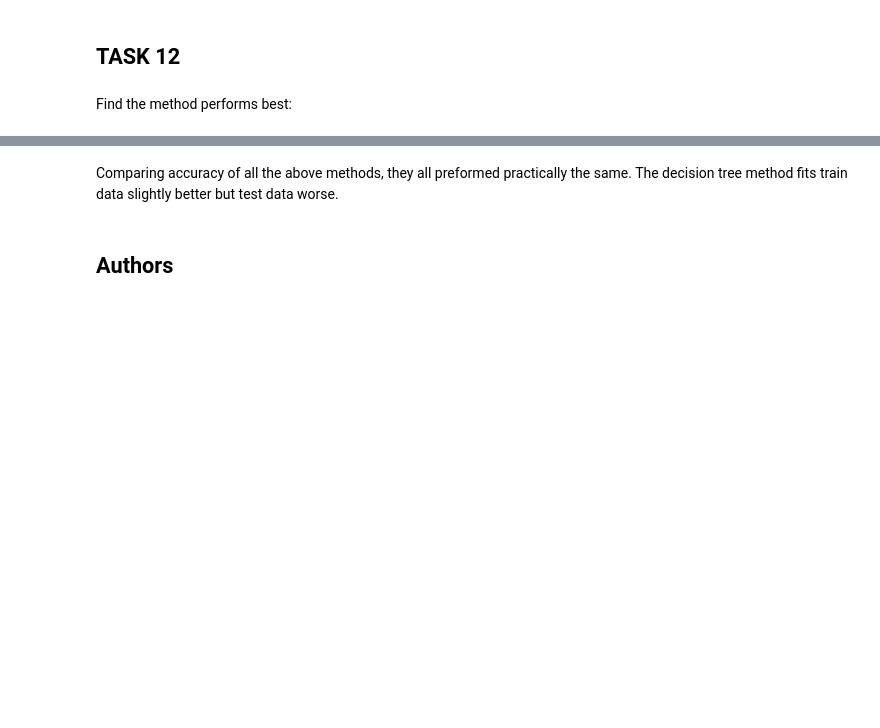
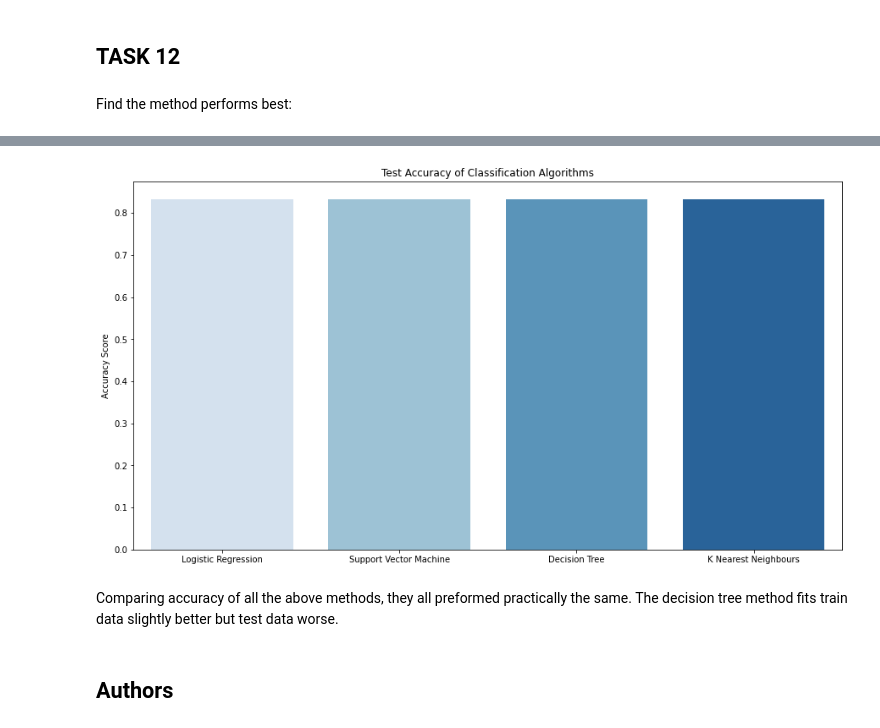
Before and after one commit to abinashpun/IBM-Data-Sci-Prof-Cert-Courses, a Jupyter notebook: capstone/SpaceX_Machine Learning Prediction_Part_5.ipynb, the cells around one changed output, grey strips where cells are left out. Saved outputs shown, nothing was run; the diff lists cells and outputs as text; code cells hidden in the pictures; blank space fills up the shorter version.

```diff
--- a/capstone/SpaceX_Machine Learning Prediction_Part_5.ipynb
+++ b/capstone/SpaceX_Machine Learning Prediction_Part_5.ipynb
@@ -242,6 +245,7 @@ accuracy : 0.8482142857142856
 Calculate the accuracy on the test data using the method <code>score</code>:
 # %%
 print("test set accuracy :",svm_cv.score(X_test, Y_test))
+svm_accuracy = svm_cv.score(X_test, Y_test)
 # %% [output]
 test set accuracy : 0.8333333333333334
 # %% [markdown]
@@ -289,6 +293,7 @@ Calculate the accuracy of tree_cv on the test data using the method <code>score<
 # %%
 #print("test set accuracy :",tree_cv.score(X_test, Y_test))
 print("test set accuracy :", tree_cv.score(X_test, Y_test))
+tree_accuracy =  tree_cv.score(X_test, Y_test)
 # %% [output]
 test set accuracy : 0.8333333333333334
 # %% [markdown]
@@ -330,6 +335,7 @@ accuracy : 0.8482142857142858
 Calculate the accuracy of tree_cv on the test data using the method <code>score</code>:
 # %%
 print("test set accuracy :",knn_cv.score(X_test, Y_test))
+knn_accuracy = knn_cv.score(X_test, Y_test)
 # %% [output]
 test set accuracy : 0.8333333333333334
 # %% [markdown]
@@ -343,3 +349,9 @@ plot_confusion_matrix(Y_test,yhat)
 ## TASK  12
 # %% [markdown]
 Find the method performs best:
+# %%
+algorithms = ['Logistic Regression', 'Support Vector Machine', 'Decision Tree', 'K Nearest Neighbours']
+
+accuracy = [lr_accuracy, svm_accuracy, tree_accuracy, knn_accuracy]
+
+column_names = ['Algorithm', 'Accuracy']
@@ -346,3 +368,11 @@ Find the method performs best:
+# %%
+plt.figure(figsize=(15,8))
+sns.barplot(x=algorithms, y=accuracy, palette="Blues")
+plt.title("Test Accuracy of Classification Algorithms")
+plt.ylabel("Accuracy Score")
+plt.show()
+# %% [output]
+[figure, added]
 # %% [markdown]
 Comparing accuracy of all the above methods, they all preformed practically the same. The decision tree method fits train data slightly better but test data worse.
 # %% [markdown]
```
Also changed, not shown: parts of 4 cells of this notebook.
